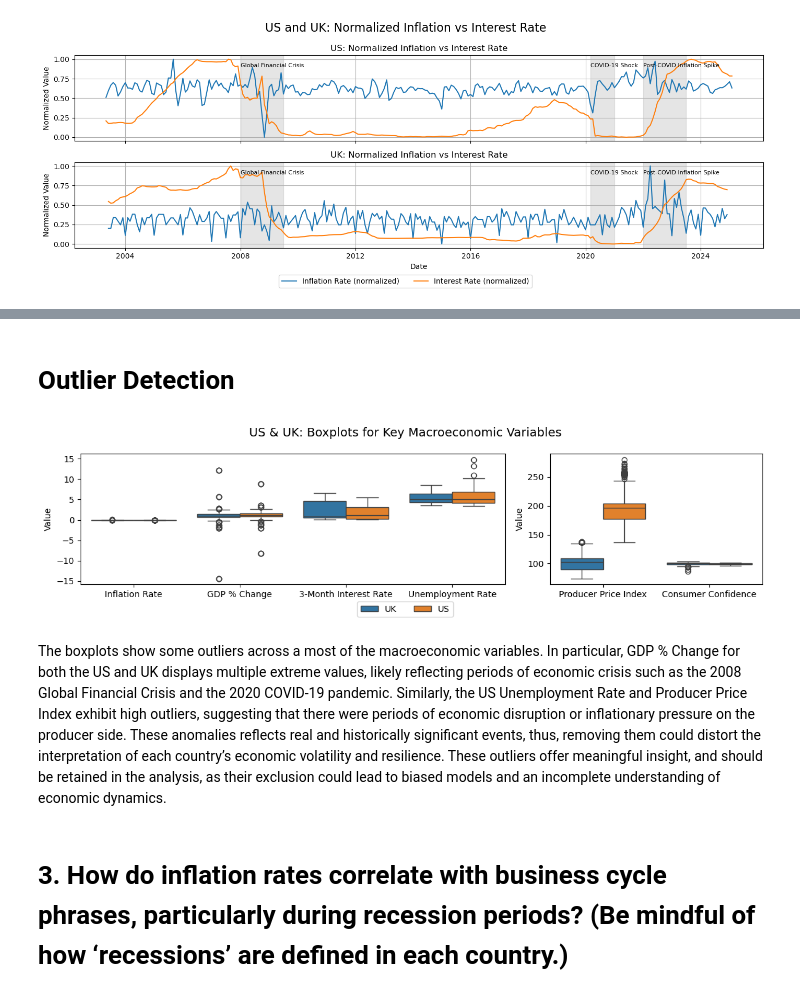
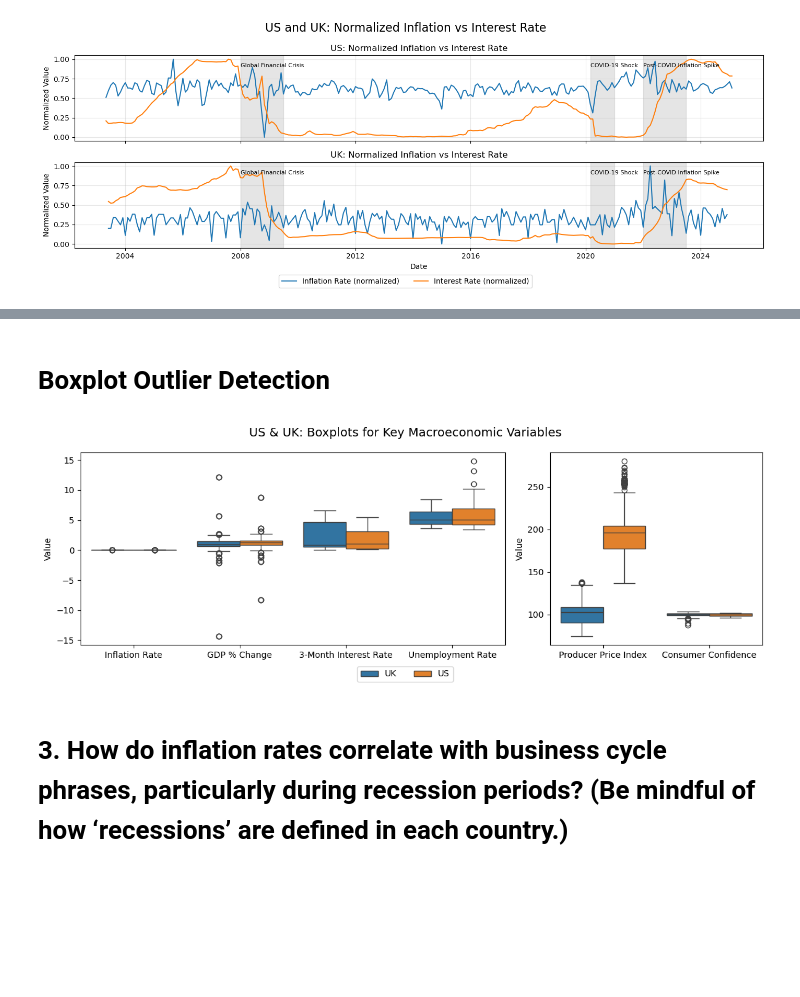
Before and after one commit to willafred/fe5213-cpi-forecasting, a Jupyter notebook: scripts/Consolidated_plots_US_UK_plot.ipynb, the cells around one changed output, grey strips where cells are left out. Cells and saved outputs as stored; diff of their text form; code cells hidden in the pictures; blank space fills up the shorter version.

```diff
--- a/scripts/Consolidated_plots_US_UK_plot.ipynb
+++ b/scripts/Consolidated_plots_US_UK_plot.ipynb
@@ -95,5 +212,36 @@ The chart compares the normalized inflation and interest rates in the US and UK.
 # %% [markdown]
-# Outlier Detection
+# Boxplot Outlier Detection
+# %%
+import seaborn as sns
+import matplotlib.pyplot as plt
+import pandas as pd
+
+
+third_and_fourth_plot_custom_labels = {
+'infl_rate': 'Inflation Rate',
+'ppi': 'Producer Price Index',
+'gdp_pct_change': 'GDP % Change',
+'int_3m': '3-Month Interest Rate',
+'cons_conf': 'Consumer Confidence',
+'unm_rate': 'Unemployment Rate'
+}
+
+key_variables = list(third_and_fourth_plot_custom_labels.keys())
+
+# Melt
+df_uk_melted = df_uk[key_variables].melt(var_name='Variable', value_name='Value')
+df_us_melted = df_us[key_variables].melt(var_name='Variable', value_name='Value')
+
+# Add Country column
+df_uk_melted['Country'] = 'UK'
+df_us_melted['Country'] = 'US'
+
+# Map nicer labels (optional)
+df_uk_melted['Variable'] = df_uk_melted['Variable'].map(third_and_fourth_plot_custom_labels)
+df_us_melted['Variable'] = df_us_melted['Variable'].map(third_and_fourth_plot_custom_labels)
+
+# Combine
+df_combined = pd.concat([df_uk_melted, df_us_melted], ignore_index=True)
 # %%
 import matplotlib.pyplot as plt
 import seaborn as sns
@@ -104,44 +252,43 @@ main_vars = ['Inflation Rate', 'GDP % Change', '3-Month Interest Rate', 'Unemplo
 right_vars = ['Producer Price Index', 'Consumer Confidence']
 
 # Create subplots with custom width ratio
-fig, (ax1, ax2) = plt.subplots(1, 2, figsize=(12, 3),
+fig, (ax1, ax2) = plt.subplots(1, 2, figsize=(12, 4),
                                gridspec_kw={'width_ratios': [2, 1]},
                                sharey=False)
 
 # Left plot (2/3 space)
 sns.boxplot(x='Variable', y='Value', hue='Country',
             data=df_combined[df_combined['Variable'].isin(main_vars)],
             ax=ax1)
 # ax1.set_title('Boxplots: Inflation, GDP, Interest, Unemployment')
 ax1.set_xticklabels(ax1.get_xticklabels())
 ax1.set_xlabel('')
 ax1.set_ylabel('Value')
 ax1.legend_.remove()  # Remove legend to avoid duplication
 
+
 # Right plot (1/3 space)
 sns.boxplot(x='Variable', y='Value', hue='Country',
             data=df_combined[df_combined['Variable'].isin(right_vars)],
             ax=ax2)
 # ax2.set_title('Boxplots: Producer Price Index & Consumer Confidence')
 ax2.set_xticklabels(ax2.get_xticklabels())
 ax2.set_xlabel('')
 ax2.set_ylabel('Value')
 ax2.legend_.remove()
-
+df_combined
 # Move shared legend to center bottom
 handles, labels = ax2.get_legend_handles_labels()
 fig.legend(handles, labels, loc='lower center', ncol=2, bbox_to_anchor=(0.5, -0.07))
 
 # Add main title
 fig.suptitle('US & UK: Boxplots for Key Macroeconomic Variables', fontsize=14)
 
 # Layout adjustment
 plt.tight_layout()
 plt.show()
 # %% [output]
-[figure, old version]
+[figure, new version]
-# %% [markdown]
-The boxplots show some outliers across a most of the macroeconomic variables. In particular, GDP % Change for both the US and UK displays multiple extreme values, likely reflecting periods of economic crisis such as the 2008 Global Financial Crisis and the 2020 COVID-19 pandemic. Similarly, the US Unemployment Rate and Producer Price Index exhibit high outliers, suggesting that there were periods of economic disruption or inflationary pressure on the producer side. These anomalies reflects real and historically significant events, thus, removing them could distort the interpretation of each country’s economic volatility and resilience. These outliers offer meaningful insight, and should be retained in the analysis, as their exclusion could lead to biased models and an incomplete understanding of economic dynamics.
 # %% [markdown]
 # 3. How do inflation rates correlate with business cycle phrases, particularly during recession periods? (Be mindful of how ‘recessions’ are defined in each country.)
 # %%
```
Also changed, not shown: parts of 15 cells of this notebook.
